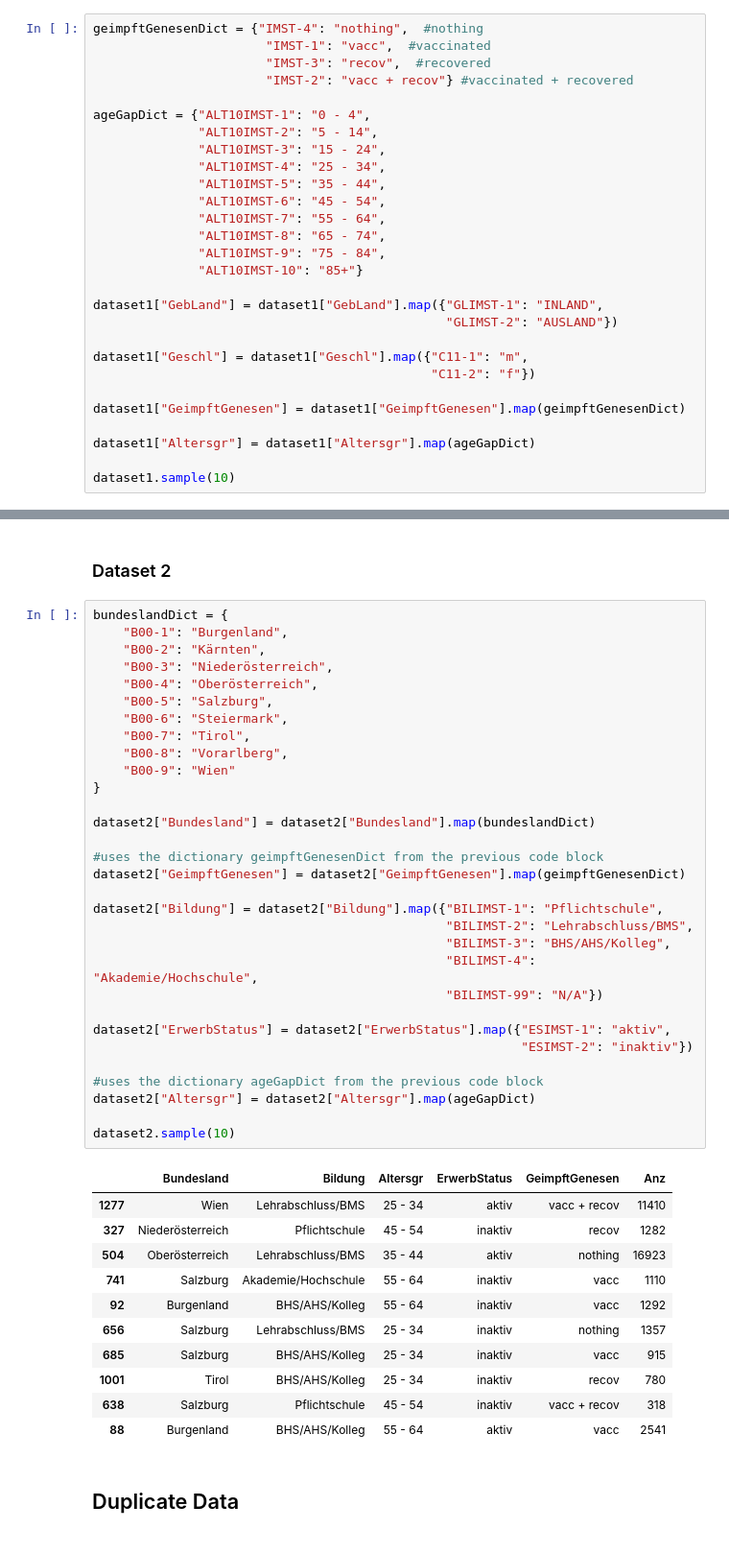
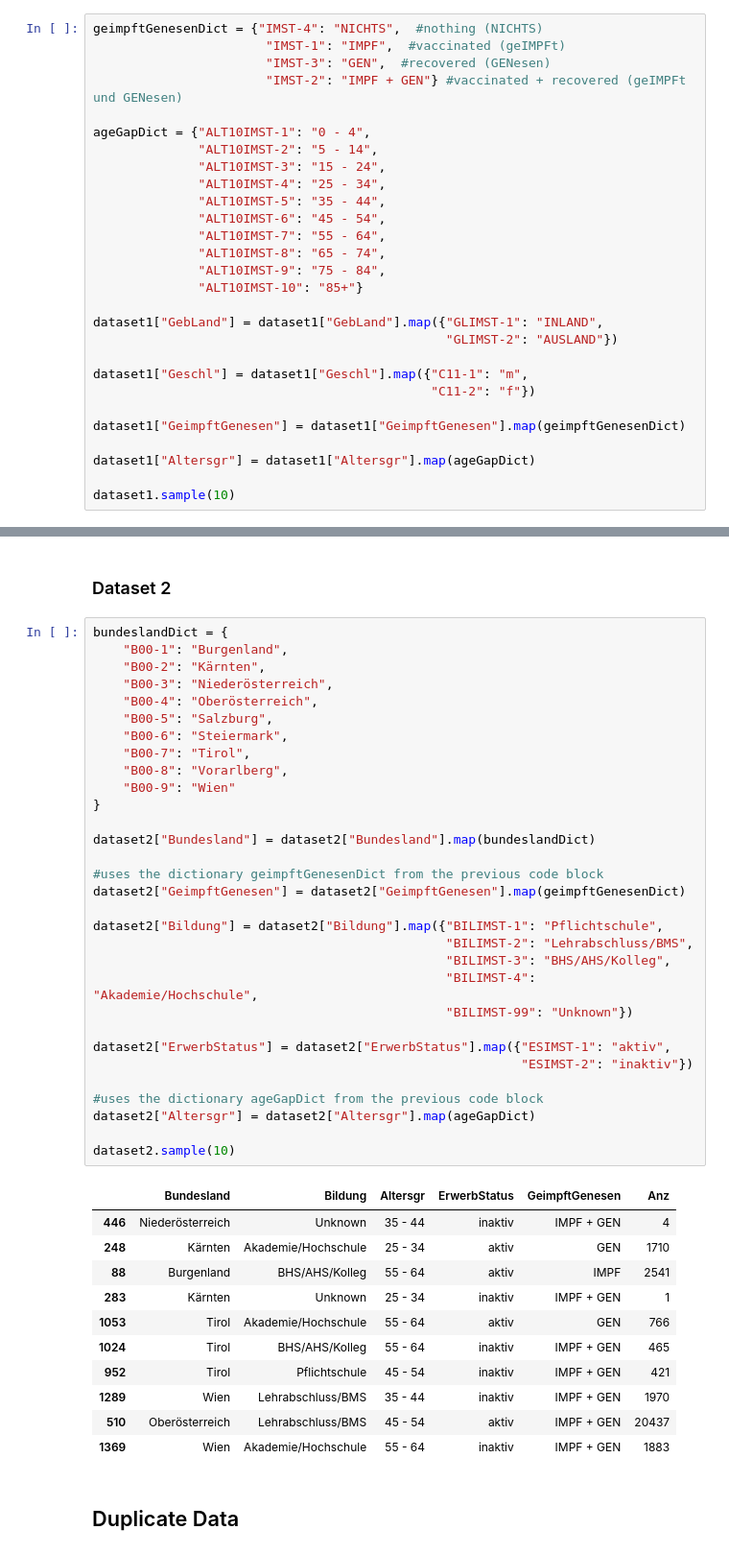
Before and after one commit to Sormy23/DataScience_CoronaStatistics, a Jupyter notebook: mini_projekt.ipynb, the cells around one changed output, grey strips where cells are left out. Shown: that part at 96% size. Saved outputs shown, nothing was run; the diff lists cells and outputs as text.

Commit message:
changed in Bildung the values n/a to unknown because pandas didnt like it. Finished numerical values

```diff
--- a/mini_projekt.ipynb
+++ b/mini_projekt.ipynb
@@ -156,8 +170,8 @@ The Column ``Altersgr`` uses an age gap interval of 10 years to inform us about
 # %%
-geimpftGenesenDict = {"IMST-4": "nothing",  #nothing
-                       "IMST-1": "vacc",  #vaccinated
-                       "IMST-3": "recov",  #recovered
-                       "IMST-2": "vacc + recov"} #vaccinated + recovered
+geimpftGenesenDict = {"IMST-4": "NICHTS",  #nothing (NICHTS)
+                       "IMST-1": "IMPF",  #vaccinated (geIMPFt)
+                       "IMST-3": "GEN",  #recovered (GENesen)
+                       "IMST-2": "IMPF + GEN"} #vaccinated + recovered (geIMPFt und GENesen)
 
 ageGapDict = {"ALT10IMST-1": "0 - 4",
               "ALT10IMST-2": "5 - 14",
@@ -200,44 +214,44 @@ bundeslandDict = {
     "B00-1": "Burgenland",
     "B00-2": "Kärnten",
     "B00-3": "Niederösterreich",
     "B00-4": "Oberösterreich",
     "B00-5": "Salzburg",
     "B00-6": "Steiermark",
     "B00-7": "Tirol",
     "B00-8": "Vorarlberg",
     "B00-9": "Wien"
 }
 
 dataset2["Bundesland"] = dataset2["Bundesland"].map(bundeslandDict)
 
 #uses the dictionary geimpftGenesenDict from the previous code block
 dataset2["GeimpftGenesen"] = dataset2["GeimpftGenesen"].map(geimpftGenesenDict)
 
 dataset2["Bildung"] = dataset2["Bildung"].map({"BILIMST-1": "Pflichtschule",
                                                "BILIMST-2": "Lehrabschluss/BMS",
                                                "BILIMST-3": "BHS/AHS/Kolleg",
                                                "BILIMST-4": "Akademie/Hochschule",
-                                               "BILIMST-99": "N/A"})
+                                               "BILIMST-99": "Unknown"})
 
 dataset2["ErwerbStatus"] = dataset2["ErwerbStatus"].map({"ESIMST-1": "aktiv",
                                                          "ESIMST-2": "inaktiv"})
 
 #uses the dictionary ageGapDict from the previous code block
 dataset2["Altersgr"] = dataset2["Altersgr"].map(ageGapDict)
 
 dataset2.sample(10)
 # %% [output]
 |  | Bundesland | Bildung | Altersgr | ErwerbStatus | GeimpftGenesen | Anz |
-| 1277 | Wien | Lehrabschluss/BMS | 25 - 34 | aktiv | vacc + recov | 11410 |
-| 327 | Niederösterreich | Pflichtschule | 45 - 54 | inaktiv | recov | 1282 |
-| 504 | Oberösterreich | Lehrabschluss/BMS | 35 - 44 | aktiv | nothing | 16923 |
-| 741 | Salzburg | Akademie/Hochschule | 55 - 64 | inaktiv | vacc | 1110 |
-| 92 | Burgenland | BHS/AHS/Kolleg | 55 - 64 | inaktiv | vacc | 1292 |
-| 656 | Salzburg | Lehrabschluss/BMS | 25 - 34 | inaktiv | nothing | 1357 |
-| 685 | Salzburg | BHS/AHS/Kolleg | 25 - 34 | inaktiv | vacc | 915 |
-| 1001 | Tirol | BHS/AHS/Kolleg | 25 - 34 | inaktiv | recov | 780 |
-| 638 | Salzburg | Pflichtschule | 45 - 54 | inaktiv | vacc + recov | 318 |
-| 88 | Burgenland | BHS/AHS/Kolleg | 55 - 64 | aktiv | vacc | 2541 |
+| 446 | Niederösterreich | Unknown | 35 - 44 | inaktiv | IMPF + GEN | 4 |
+| 248 | Kärnten | Akademie/Hochschule | 25 - 34 | aktiv | GEN | 1710 |
+| 88 | Burgenland | BHS/AHS/Kolleg | 55 - 64 | aktiv | IMPF | 2541 |
+| 283 | Kärnten | Unknown | 25 - 34 | inaktiv | IMPF + GEN | 1 |
+| 1053 | Tirol | Akademie/Hochschule | 55 - 64 | aktiv | GEN | 766 |
+| 1024 | Tirol | BHS/AHS/Kolleg | 55 - 64 | inaktiv | IMPF + GEN | 465 |
+| 952 | Tirol | Pflichtschule | 45 - 54 | inaktiv | IMPF + GEN | 421 |
+| 1289 | Wien | Lehrabschluss/BMS | 35 - 44 | inaktiv | IMPF + GEN | 1970 |
+| 510 | Oberösterreich | Lehrabschluss/BMS | 45 - 54 | aktiv | IMPF + GEN | 20437 |
+| 1369 | Wien | Akademie/Hochschule | 55 - 64 | inaktiv | IMPF + GEN | 1883 |
 # %% [markdown]
 ## Duplicate Data
 # %%
```
Also changed, not shown: parts of 25 cells of this notebook, 4 other files.
